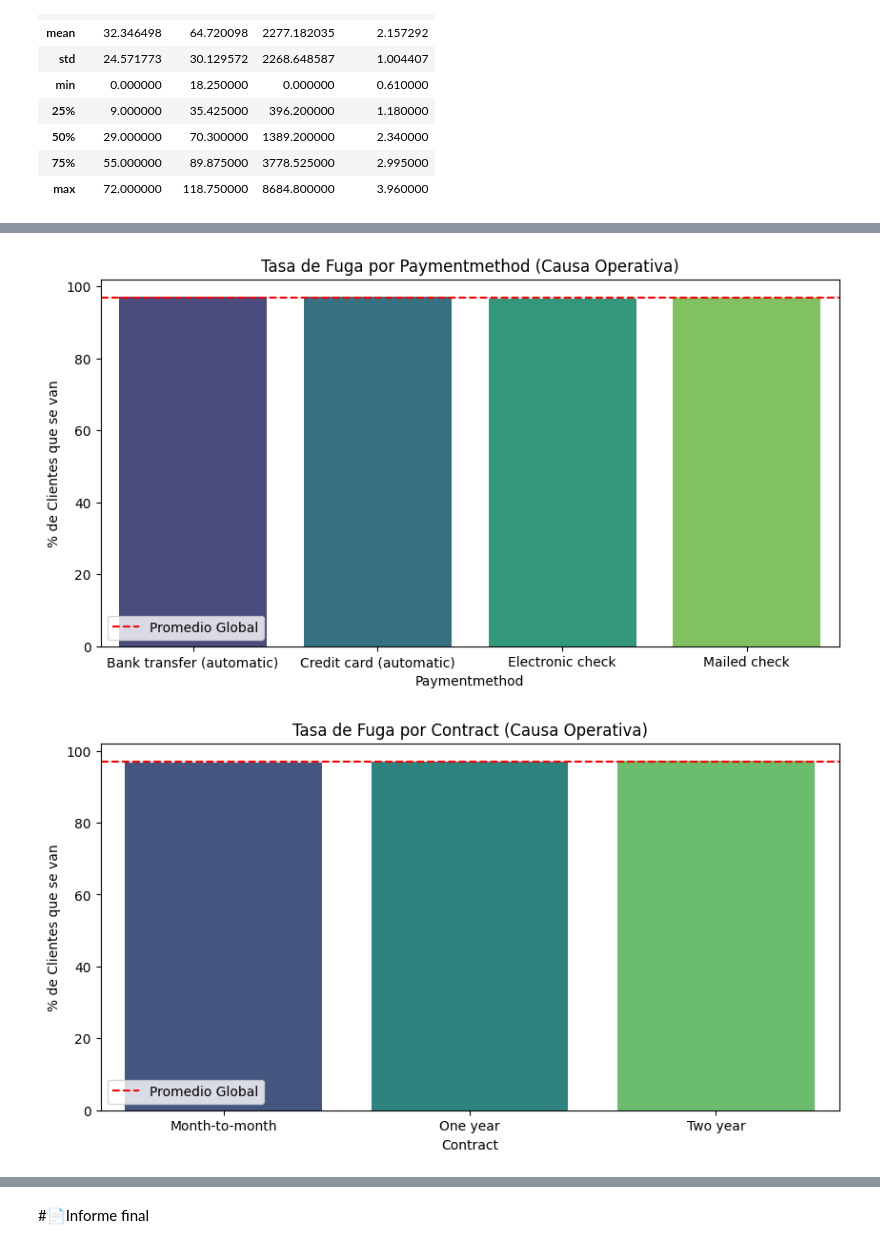
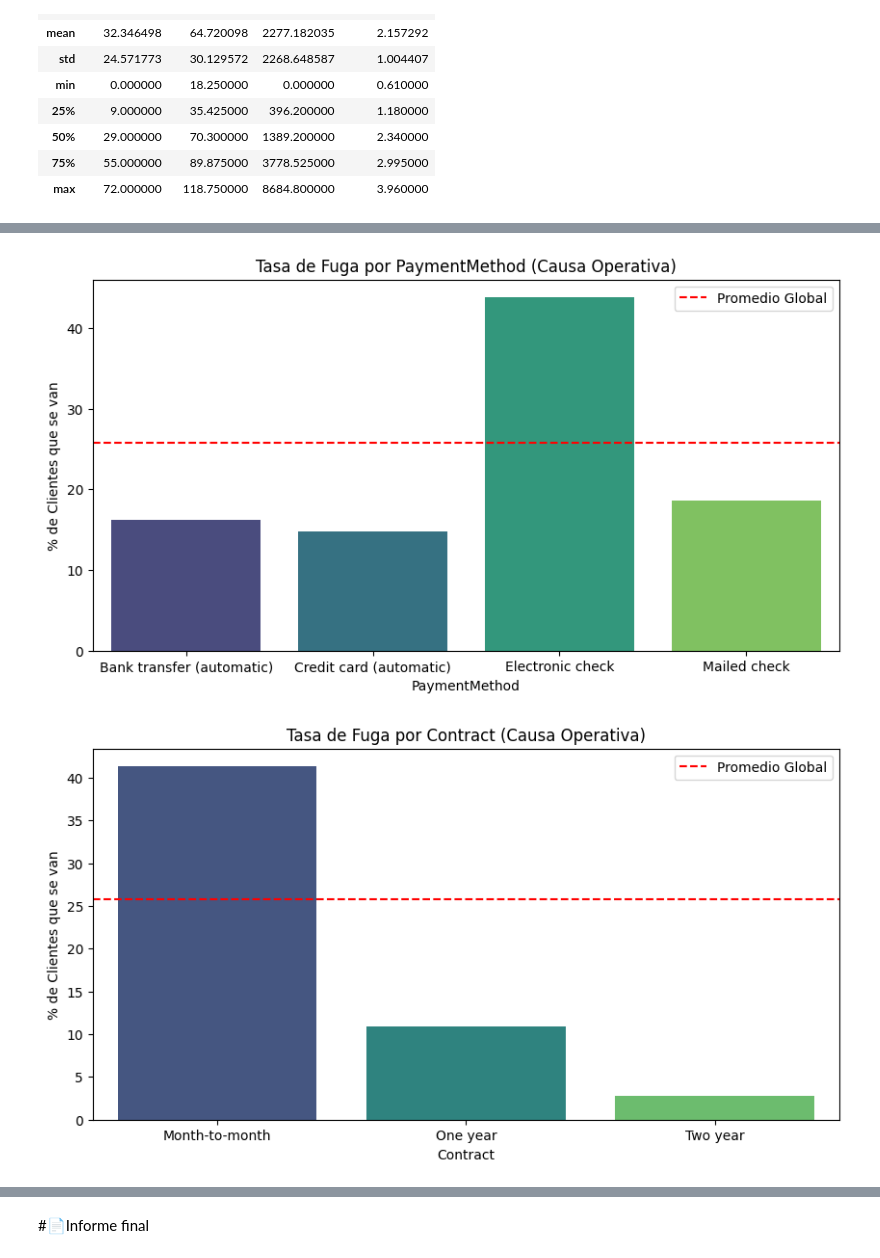
Before and after one commit to marianotorresleyva/challenge2-data-science-latam, a Jupyter notebook: TelecomX_LATAM.ipynb, the cells around one changed output, grey strips where cells are left out. Saved outputs shown, nothing was run; the diff lists cells and outputs as text; code cells hidden in the pictures.

Commit message:
Pre conclusion final, solucion de datos

```diff
--- a/TelecomX_LATAM.ipynb
+++ b/TelecomX_LATAM.ipynb
@@ -19,11 +35,0 @@ df = pd.json_normalize(data_json)
-# %%
-new_columns = map(lambda x: x.split('.')[1], df.columns.to_list()[2:19])
-last_columns = map(lambda x: x.split('.')[2], df.columns.to_list()[19:21])
-first_columns = df.columns.to_list()[:2]
-new_columns = list(new_columns)
-last_columns = list(last_columns)
-headers = list(map(lambda x: str(x).capitalize(), first_columns + new_columns + last_columns))
-
-#Aplicar nuevos headers a la tabla
-df.columns = headers
-# df.columns
@@ -61,0 +36,4 @@ df['Internetservice'] = df['Internetservice'].astype(str)
+# %%
+columns = [col.split('.')[-1].capitalize() for col in df.columns]
+print(columns)
+df.columns = columns
@@ -69,3 +49,10 @@ print(df['Internetservice'].unique())
 ['Mailed check' 'Electronic check' 'Credit card (automatic)'
  'Bank transfer (automatic)']
 ['DSL' 'Fiber optic' 'No']
+# %%
+df['Total'] = pd.to_numeric(df['Total'], errors='coerce')
+df.dropna(subset=['Total'], inplace=True)
+
+df['ChurnNum'] = df['Churn'].apply(lambda x: 1 if x == 'Yes' else 0)
+
+print(f"Datos cargados correctamente: {df.shape[0]} filas, {df.shape[1]} columnas.")
@@ -110,3 +99,6 @@ memory usage: 645.9+ KB
+# %%
+sns.set_style("whitegrid")
+plt.rcParams.update({'font.size': 10})
 # %% [markdown]
 #🔧 Transformación
 # %%
@@ -172,21 +164,21 @@ plt.show()
 # %%
 def plot_churn_rate(df, column):
     # Calculamos el porcentaje de fuga por categoría
-    churn_rate = df.groupby(column)['Churn'].mean() * 100
+    churn_rate = df.groupby(column)['ChurnNum'].mean() * 100
 
     plt.figure(figsize=(10, 5))
     sns.barplot(x=churn_rate.index, y=churn_rate.values, palette="viridis")
-    plt.axhline(y=df['Churn'].mean()*100, color='r', linestyle='--', label='Promedio Global')
+    plt.axhline(y=df['ChurnNum'].mean()*100, color='r', linestyle='--', label='Promedio Global')
     plt.title(f'Tasa de Fuga por {column} (Causa Operativa)')
     plt.ylabel('% de Clientes que se van')
     plt.legend()
     plt.show()
 
 # Ejecuta esto en tu entorno:
-plot_churn_rate(df, 'Paymentmethod')
+plot_churn_rate(df, 'PaymentMethod')
 plot_churn_rate(df, 'Contract')
 # %% [output]
-[figure, old version]
+[figure, new version]
-[figure, old version]
+[figure, new version]
 # %%
 plt.figure(figsize=(10, 6))
```
Also changed, not shown: parts of 12 cells of this notebook.
